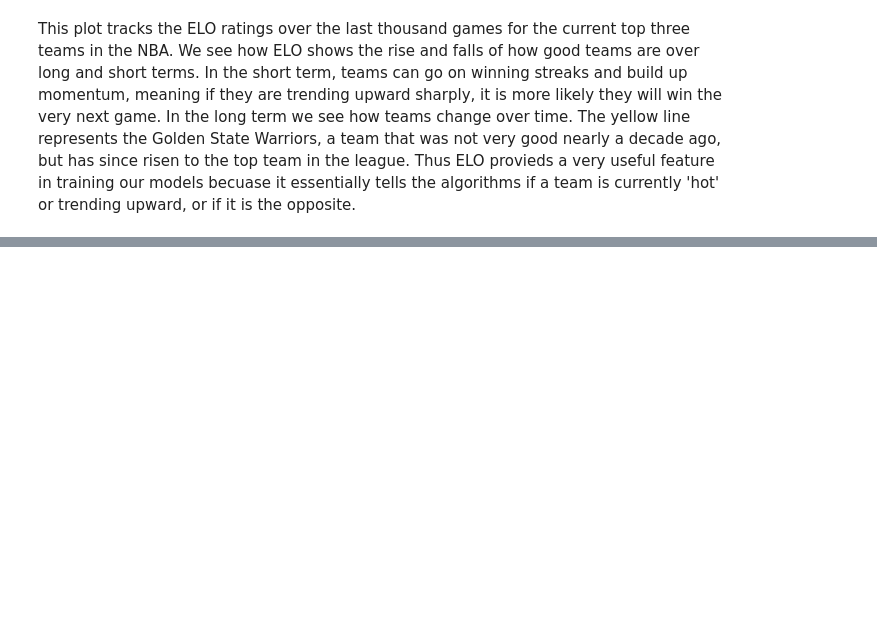
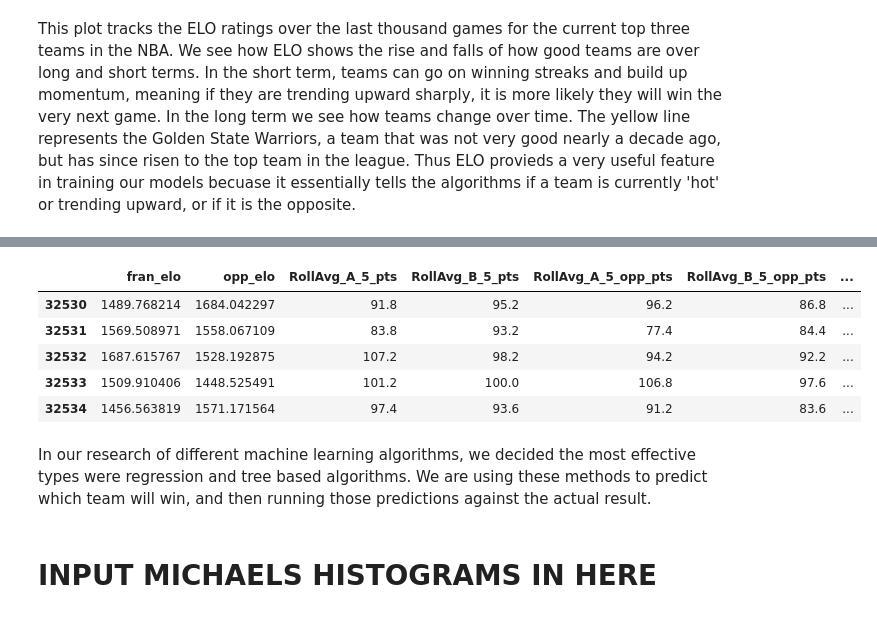
Before and after one commit to a-morr/nbacme, a Jupyter notebook: Final.ipynb, the cells around one changed output, grey strips where cells are left out. Drawn from its saved outputs; the diff is of its cells as text; code cells hidden in the pictures; blank space fills up the shorter version.

```diff
--- a/Final.ipynb
+++ b/Final.ipynb
@@ -77,0 +84,19 @@ This plot tracks the ELO ratings over the last thousand games for the current to
+# %%
+filename = 'Algorithms_Data.csv'
+data = pd.read_csv(filename)
+data = data[-15000:]  # Training on more than this doesn't seem to improve results, but takes longer
+targets = data['Win']
+data = data[['fran_elo', 'opp_elo', 'RollAvg_A_5_pts', 'RollAvg_B_5_pts', 'RollAvg_A_5_opp_pts', 'RollAvg_B_5_opp_pts', 'Days_Since_Last']]
+# %%
+pd.concat([data.head(), targets.head()], axis=1)
+# %% [output]
+|  | fran_elo | opp_elo | RollAvg_A_5_pts | RollAvg_B_5_pts | RollAvg_A_5_opp_pts | RollAvg_B_5_opp_pts | ... |
+| 32530 | 1489.768214 | 1684.042297 | 91.8 | 95.2 | 96.2 | 86.8 | ... |
+| 32531 | 1569.508971 | 1558.067109 | 83.8 | 93.2 | 77.4 | 84.4 | ... |
+| 32532 | 1687.615767 | 1528.192875 | 107.2 | 98.2 | 94.2 | 92.2 | ... |
+| 32533 | 1509.910406 | 1448.525491 | 101.2 | 100.0 | 106.8 | 97.6 | ... |
+| 32534 | 1456.563819 | 1571.171564 | 97.4 | 93.6 | 91.2 | 83.6 | ... |
+# %% [markdown]
+In our research of different machine learning algorithms, we decided the most effective types were regression and tree based algorithms. We are using these methods to predict which team will win, and then running those predictions against the actual result.
+# %% [markdown]
+# INPUT MICHAELS HISTOGRAMS IN HERE
```
Also changed, not shown: parts of 2 cells of this notebook.
